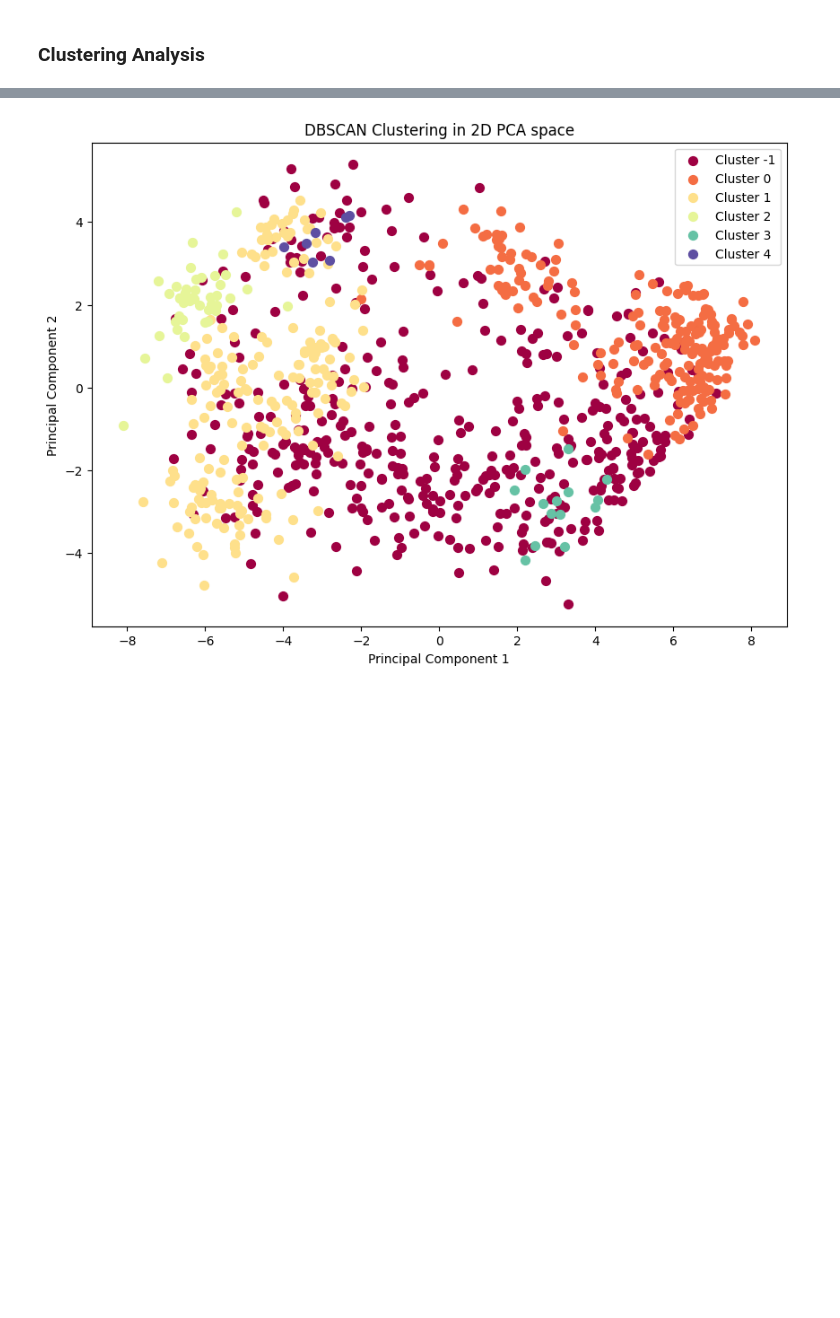
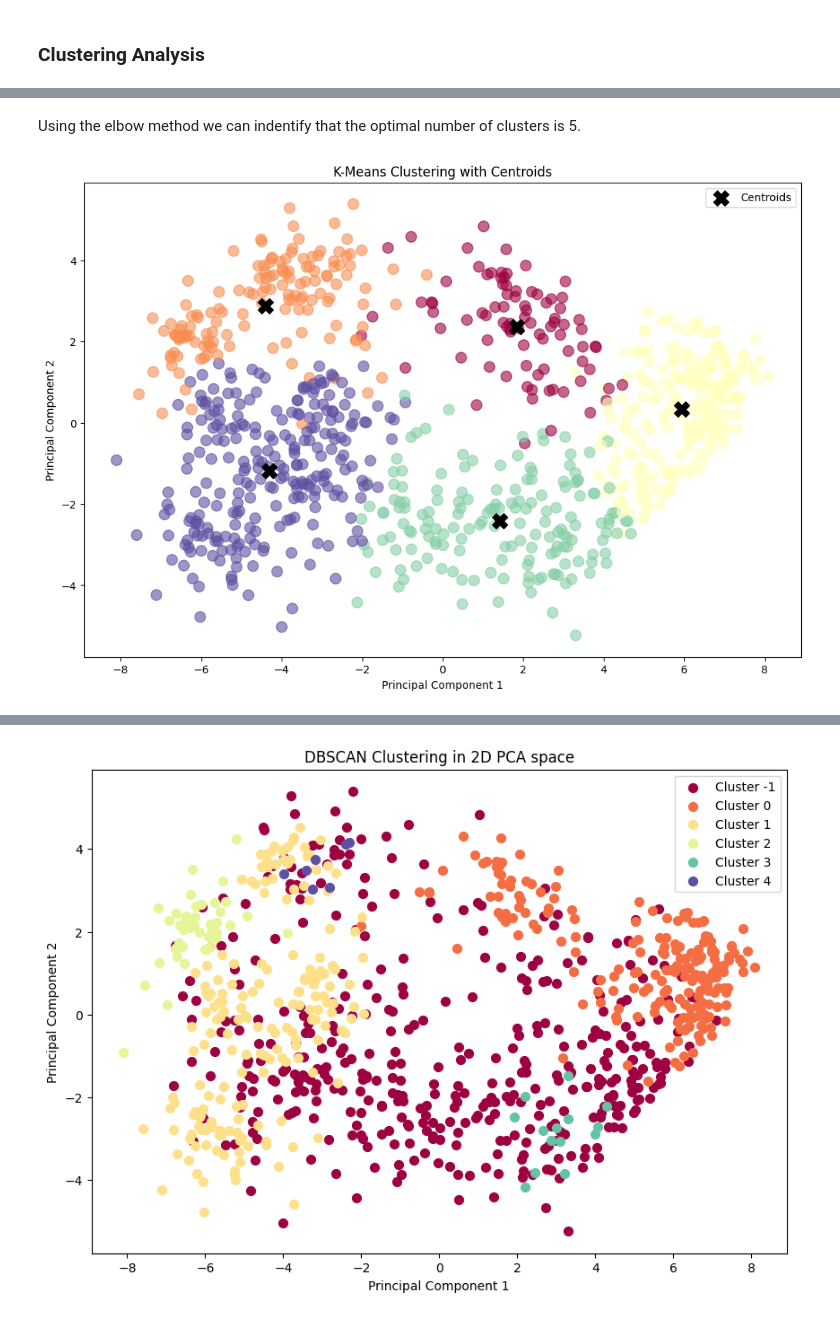
Before and after one commit to mitmarcus/VIA-MAL1, a Jupyter notebook: Ass6_Candidates2/6. Candidate Test 2022 II.ipynb, the cells around one changed output, grey strips where cells are left out. Saved outputs shown, nothing was run; the diff lists cells and outputs as text; code cells hidden in the pictures; blank space fills up the shorter version.

```diff
--- a/Ass6_Candidates2/6. Candidate Test 2022 II.ipynb
+++ b/Ass6_Candidates2/6. Candidate Test 2022 II.ipynb
@@ -308,0 +320,16 @@ plt.show()
+# %% [markdown]
+Using the elbow method we can indentify that the optimal number of clusters is 5.
+# %%
+kmeans = KMeans(n_clusters=5)
+kmeans_clusters = kmeans.fit_predict(pca_result)
+
+plt.figure(figsize=(12, 8))
+plt.scatter(pca_result[:, 0], pca_result[:, 1], c=kmeans_clusters, cmap='Spectral', s=100, alpha=0.6)
+plt.scatter(kmeans.cluster_centers_[:, 0], kmeans.cluster_centers_[:, 1], s=200, c='black', marker='X', label='Centroids')
+plt.xlabel('Principal Component 1')
+plt.ylabel('Principal Component 2')
+plt.title('K-Means Clustering with Centroids')
+plt.legend()
+plt.show()
+# %% [output]
+[figure, added]
```
Also changed, not shown: parts of 28 cells of this notebook.
